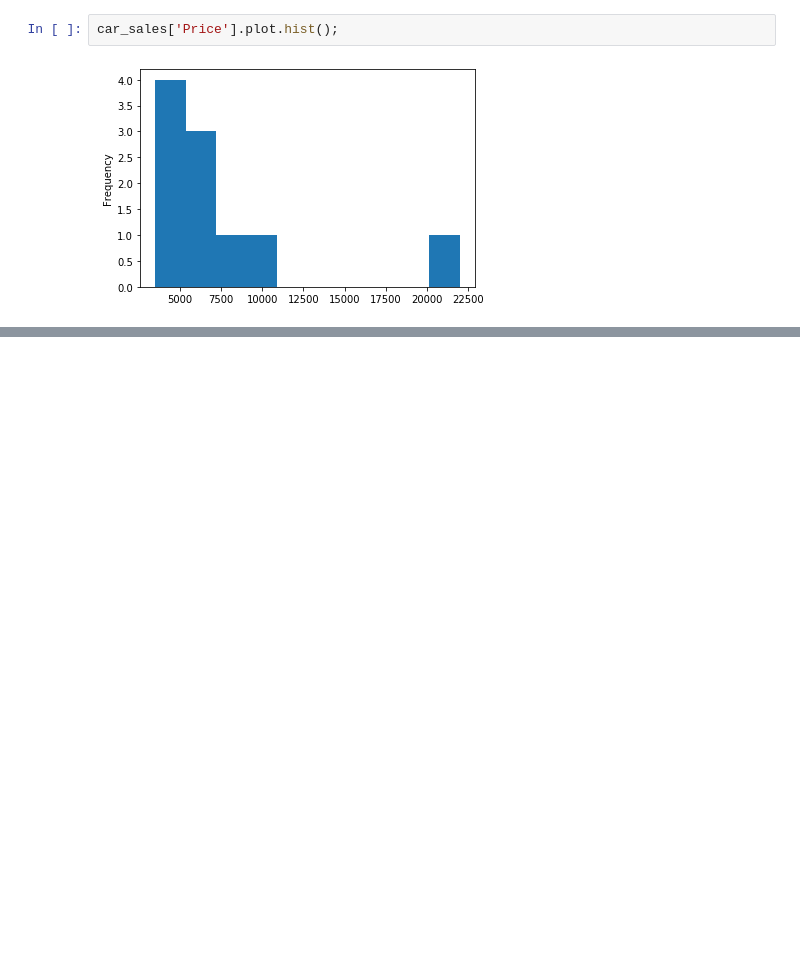
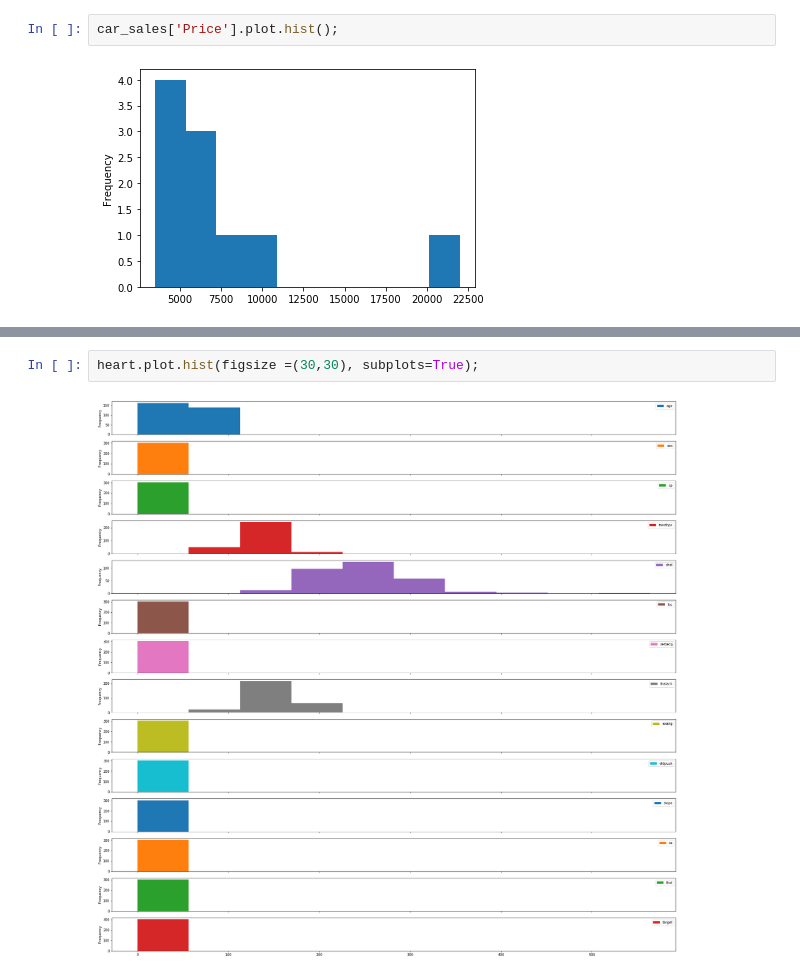
Before and after one commit to Manjeete/ML_Introduction, a Jupyter notebook: Intro-To-Matplotlib.ipynb, the cells around one changed output, grey strips where cells are left out. Drawn from its saved outputs; the diff is of its cells as text; blank space fills up the shorter version.

```diff
--- a/Intro-To-Matplotlib.ipynb
+++ b/Intro-To-Matplotlib.ipynb
@@ -400,0 +444,4 @@ car_sales['Price'].plot.hist();
+# %%
+heart.plot.hist(figsize =(30,30), subplots=True);
+# %% [output]
+[figure, added]
```
Also changed, not shown: parts of 4 cells of this notebook, 1 other file.
